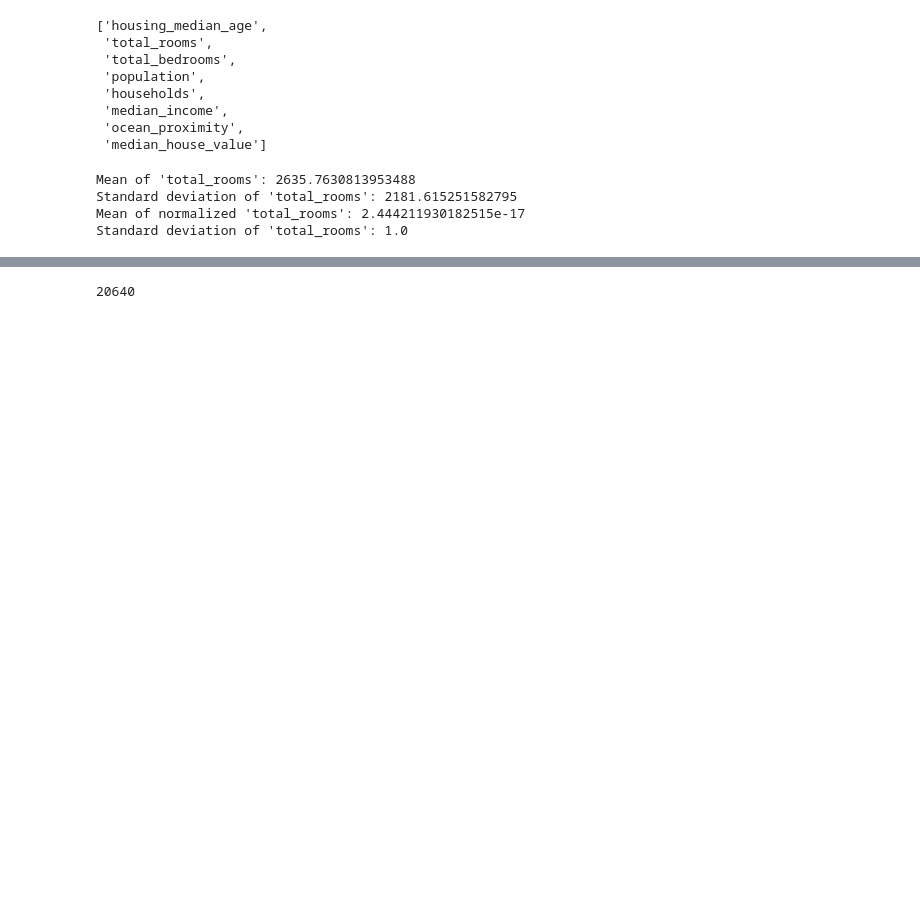
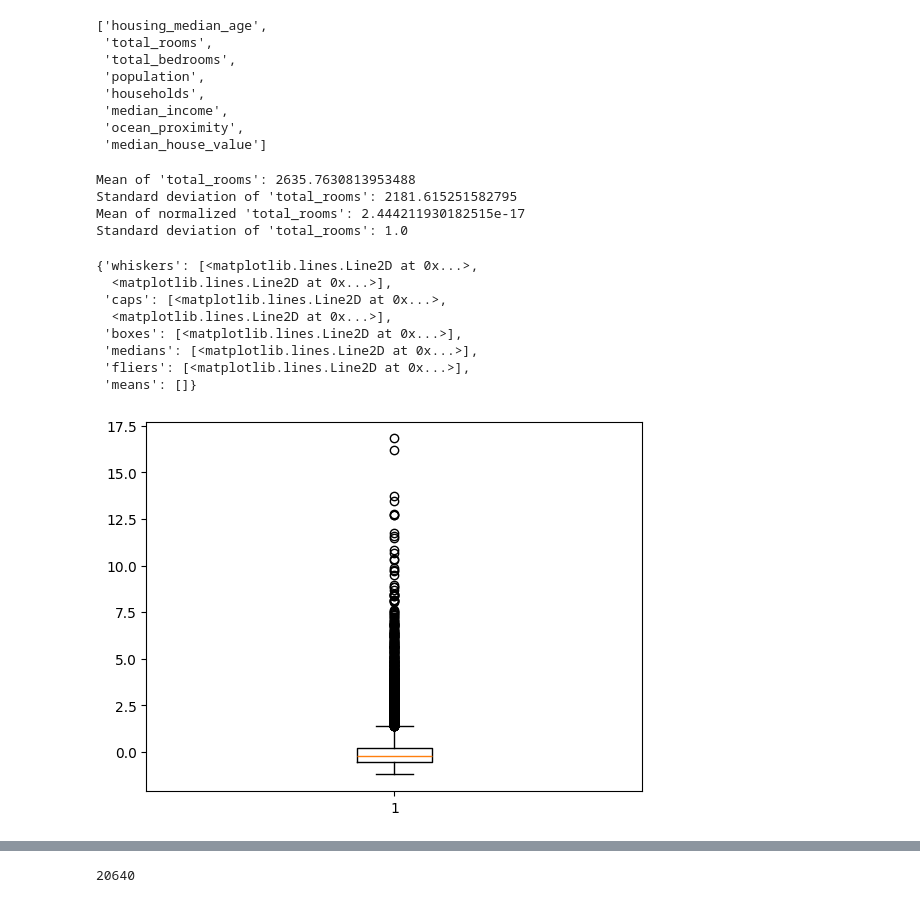
Before and after one commit to whykay-01/machine-learning, a Jupyter notebook: homeworks/hwk1/hwk1.ipynb, the cells around one changed output, grey strips where cells are left out. Cells and saved outputs as stored; diff of their text form; code cells hidden in the pictures; blank space fills up the shorter version.

```diff
--- a/homeworks/hwk1/hwk1.ipynb
+++ b/homeworks/hwk1/hwk1.ipynb
@@ -66,19 +66,30 @@ df.columns.values.tolist()
 # %%
 total_rooms = "total_rooms"
 total_rooms_mean = df[total_rooms].mean()
 total_rooms_std = df[total_rooms].std()
 print(f"Mean of '{total_rooms}': {total_rooms_mean}")
 print(f"Standard deviation of '{total_rooms}': {total_rooms_std}")
 
 # let's mormalize the set
 normalized_total_rooms_arr = (df[total_rooms] - df[total_rooms].mean()) / df[total_rooms].std()
 print(f"Mean of normalized '{total_rooms}': {normalized_total_rooms_arr.mean()}")
 print(f"Standard deviation of '{total_rooms}': {normalized_total_rooms_arr.std()}")
+
+plt.boxplot(normalized_total_rooms_arr)
 # %% [output]
 Mean of 'total_rooms': 2635.7630813953488
 Standard deviation of 'total_rooms': 2181.615251582795
 Mean of normalized 'total_rooms': 2.444211930182515e-17
 Standard deviation of 'total_rooms': 1.0
+{'whiskers': [<matplotlib.lines.Line2D at 0x...>,
+  <matplotlib.lines.Line2D at 0x...>],
+ 'caps': [<matplotlib.lines.Line2D at 0x...>,
+  <matplotlib.lines.Line2D at 0x...>],
+ 'boxes': [<matplotlib.lines.Line2D at 0x...>],
+ 'medians': [<matplotlib.lines.Line2D at 0x...>],
+ 'fliers': [<matplotlib.lines.Line2D at 0x...>],
+ 'means': []}
+[figure, added]
 # %%
 total_bedrooms = "total_bedrooms"
 total_bedrooms_mean = df[total_bedrooms].mean()
```
Also changed, not shown: parts of 10 cells of this notebook.
